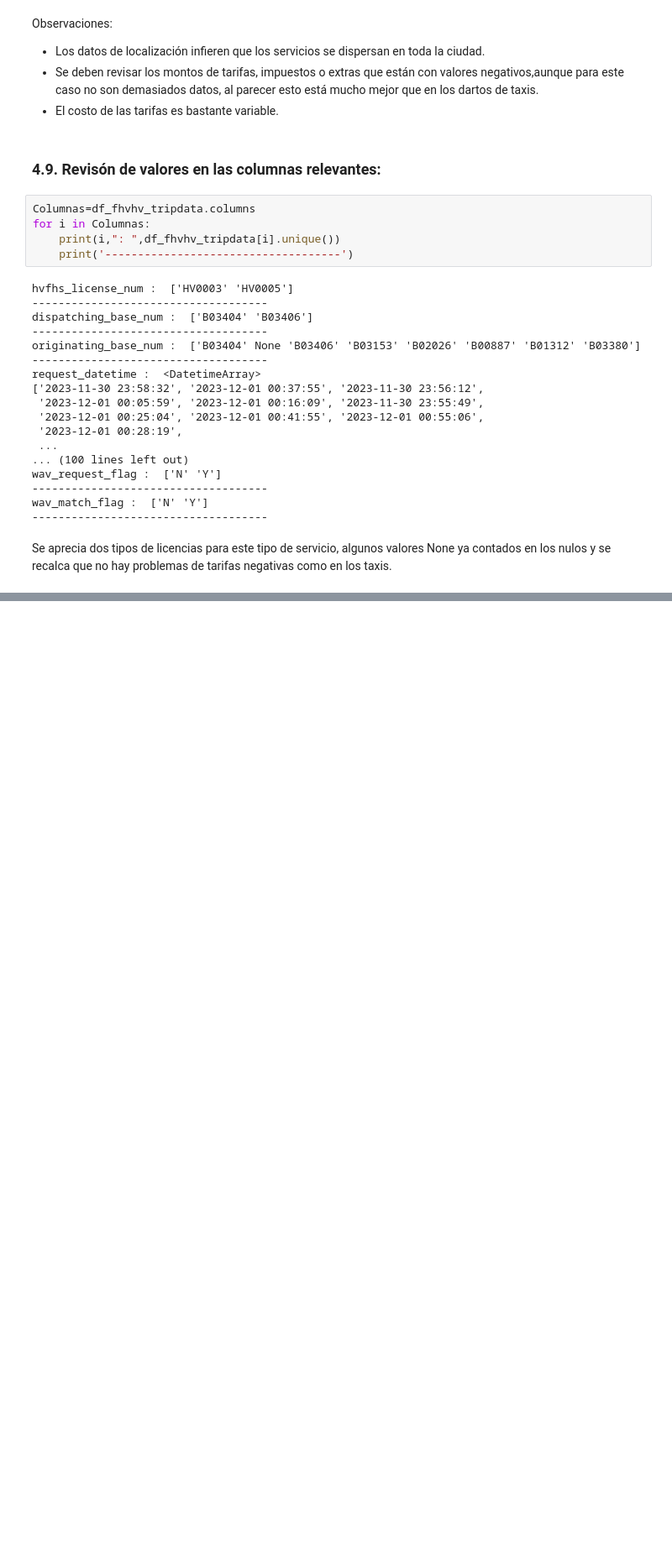
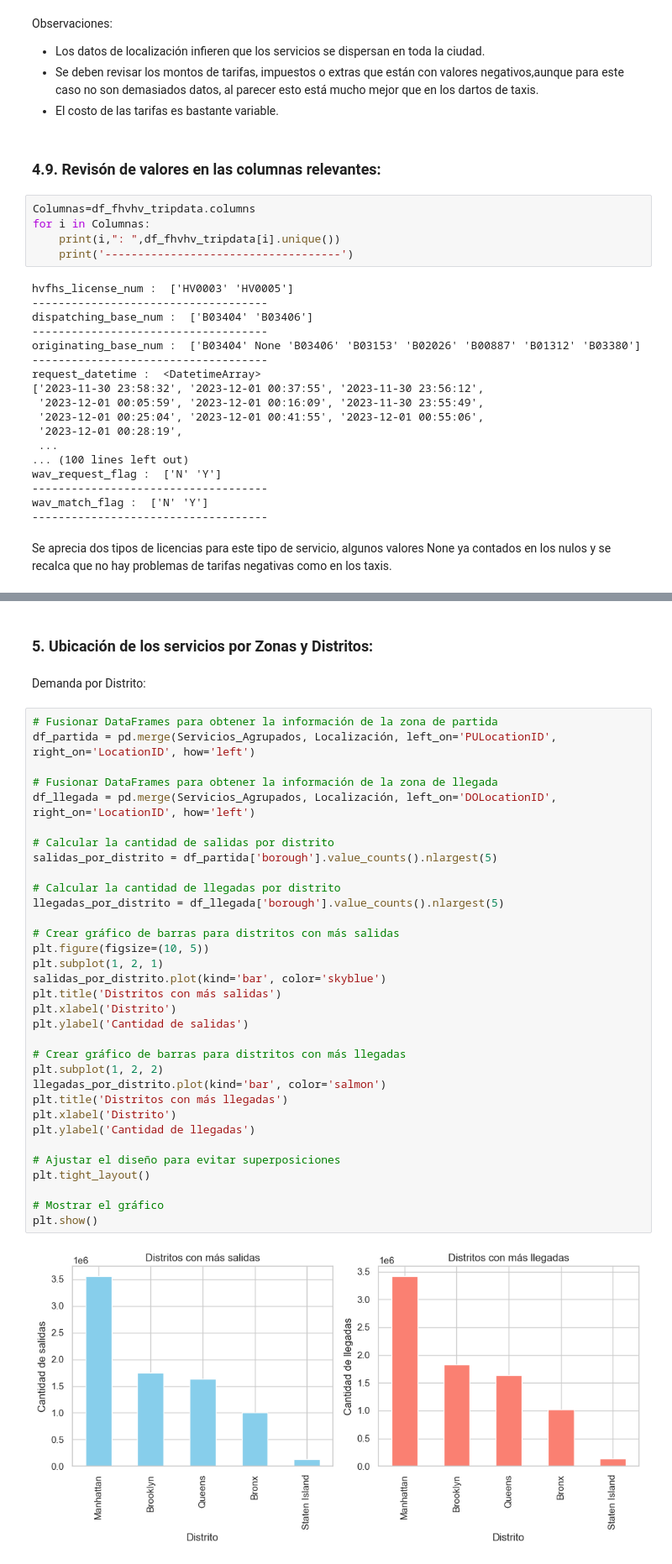
Before and after one commit to R4F43LB/EcoTaxisNYC, a Jupyter notebook: EDA/TLC_NYC.ipynb, the cells around one changed output, grey strips where cells are left out. Shown at 84% size. Saved outputs shown, nothing was run; the diff lists cells and outputs as text; blank space fills up the shorter version.

```diff
--- a/EDA/TLC_NYC.ipynb
+++ b/EDA/TLC_NYC.ipynb
@@ -703,0 +802,39 @@ Se aprecia dos tipos de licencias para este tipo de servicio, algunos valores No
+# %% [markdown]
+### 5. Ubicación de los servicios por Zonas y Distritos:
+# %% [markdown]
+Demanda por Distrito:
+# %%
+# Fusionar DataFrames para obtener la información de la zona de partida
+df_partida = pd.merge(Servicios_Agrupados, Localización, left_on='PULocationID', right_on='LocationID', how='left')
+
+# Fusionar DataFrames para obtener la información de la zona de llegada
+df_llegada = pd.merge(Servicios_Agrupados, Localización, left_on='DOLocationID', right_on='LocationID', how='left')
+
+# Calcular la cantidad de salidas por distrito
+salidas_por_distrito = df_partida['borough'].value_counts().nlargest(5)
+
+# Calcular la cantidad de llegadas por distrito
+llegadas_por_distrito = df_llegada['borough'].value_counts().nlargest(5)
+
+# Crear gráfico de barras para distritos con más salidas
+plt.figure(figsize=(10, 5))
+plt.subplot(1, 2, 1)
+salidas_por_distrito.plot(kind='bar', color='skyblue')
+plt.title('Distritos con más salidas')
+plt.xlabel('Distrito')
+plt.ylabel('Cantidad de salidas')
+
+# Crear gráfico de barras para distritos con más llegadas
+plt.subplot(1, 2, 2)
+llegadas_por_distrito.plot(kind='bar', color='salmon')
+plt.title('Distritos con más llegadas')
+plt.xlabel('Distrito')
+plt.ylabel('Cantidad de llegadas')
+
+# Ajustar el diseño para evitar superposiciones
+plt.tight_layout()
+
+# Mostrar el gráfico
+plt.show()
+# %% [output]
+[figure, added]
```
Also changed, not shown: parts of 18 cells of this notebook, 7 other files.
